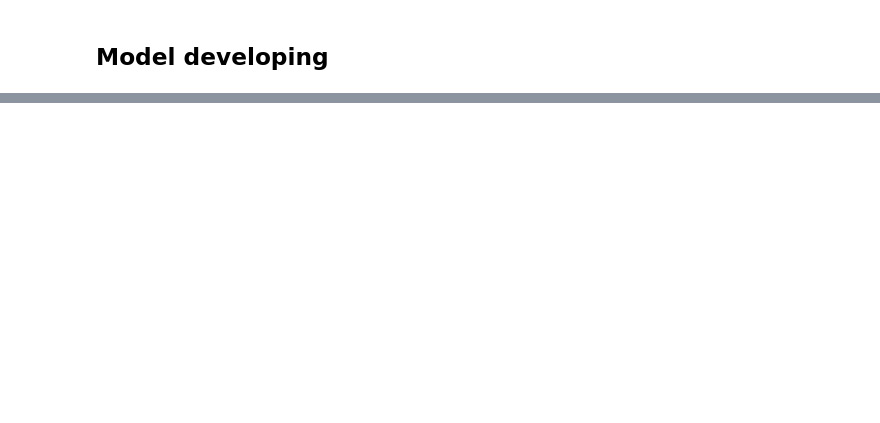
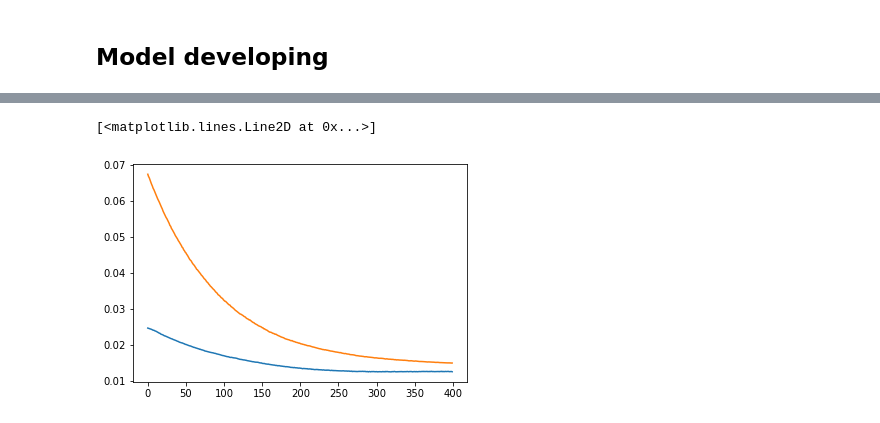
Before and after one commit to isaac-zheng/purchase-redemption-forecast, a Jupyter notebook: RNN/LSTM_MULTI.ipynb, the cells around one changed output, grey strips where cells are left out. Cells and saved outputs as stored; diff of their text form; code cells hidden in the pictures; blank space fills up the shorter version.

```diff
--- a/RNN/LSTM_MULTI.ipynb
+++ b/RNN/LSTM_MULTI.ipynb
@@ -108 +126,7 @@ plot_loss(pp_history, rp_history)
+# %%
+plt.plot(rp_history.history['val_loss'][100:])
+plt.plot(pp_history.history['val_loss'][100:])
+# %% [output]
+[<matplotlib.lines.Line2D at 0x...>]
+[figure, added]
 # %%
```
Also changed, not shown: parts of 19 cells of this notebook, 11 other files.
